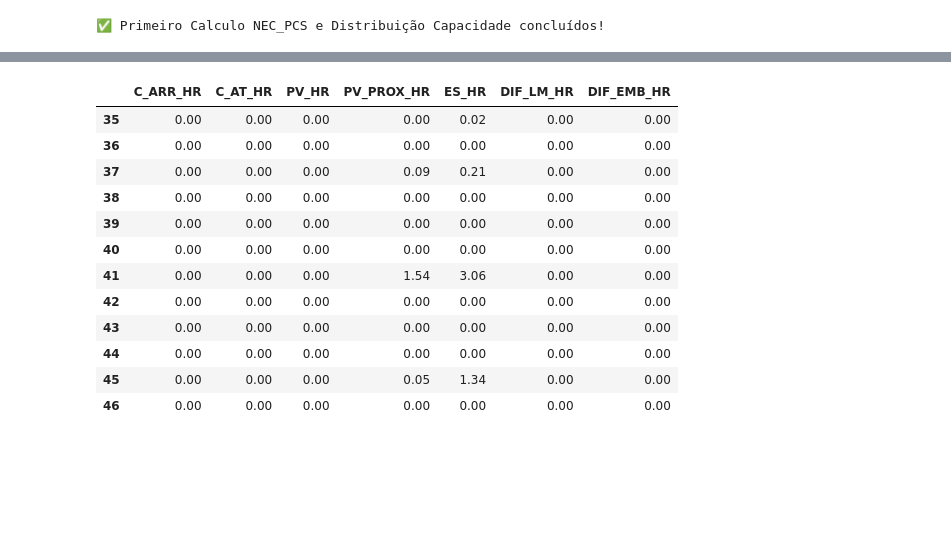
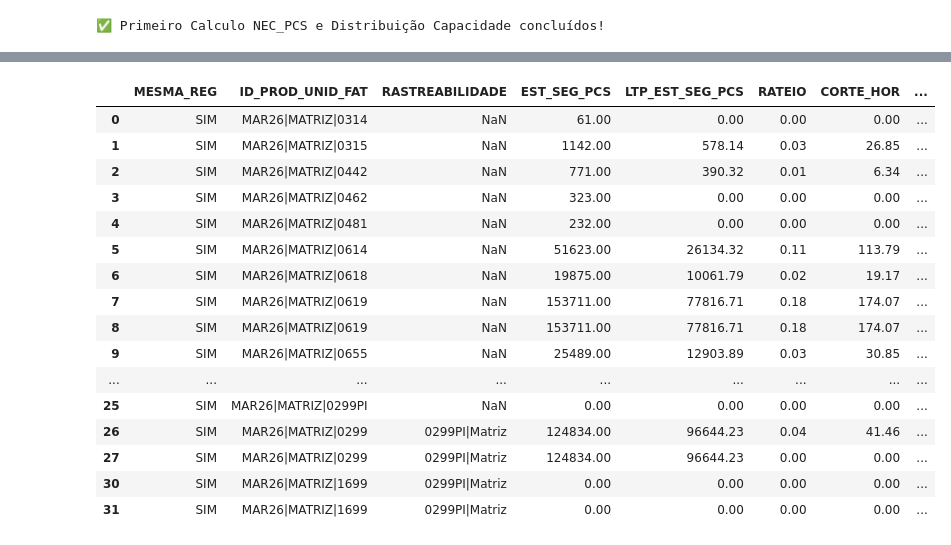
Before and after one commit to OtavioBedin/LTP, a Jupyter notebook: 00_SCRIPTS/01_PROCESSAR_LTP.ipynb, the cells around one changed output, grey strips where cells are left out. Saved outputs shown, nothing was run; the diff lists cells and outputs as text; code cells hidden in the pictures; blank space fills up the shorter version.

Commit message:
Salvar o Rateio de Colunas horas pois será alterada a logica para PA e PI

```diff
--- a/00_SCRIPTS/01_PROCESSAR_LTP.ipynb
+++ b/00_SCRIPTS/01_PROCESSAR_LTP.ipynb
@@ -1577,18 +1594,24 @@ for mes_ref in mes_refs:
 # %%
+# bd_ECO_RATEIO retornar colunas ID_PROD_UNID_FAT, LTP_EST_SEG_PCS
+bd_ECO_RATEIO[["MESMA_REG", "ID_PROD_UNID_FAT", "RASTREABILIDADE", "EST_SEG_PCS", "LTP_EST_SEG_PCS", "RATEIO", "CORTE_HOR", "CORTE_PCS", "SALDO_PCS"]]
 # %% [output]
-|  | C_ARR_HR | C_AT_HR | PV_HR | PV_PROX_HR | ES_HR | DIF_LM_HR | DIF_EMB_HR |
-| 35 | 0.00 | 0.00 | 0.00 | 0.00 | 0.02 | 0.00 | 0.00 |
-| 36 | 0.00 | 0.00 | 0.00 | 0.00 | 0.00 | 0.00 | 0.00 |
-| 37 | 0.00 | 0.00 | 0.00 | 0.09 | 0.21 | 0.00 | 0.00 |
-| 38 | 0.00 | 0.00 | 0.00 | 0.00 | 0.00 | 0.00 | 0.00 |
-| 39 | 0.00 | 0.00 | 0.00 | 0.00 | 0.00 | 0.00 | 0.00 |
-| 40 | 0.00 | 0.00 | 0.00 | 0.00 | 0.00 | 0.00 | 0.00 |
-| 41 | 0.00 | 0.00 | 0.00 | 1.54 | 3.06 | 0.00 | 0.00 |
-| 42 | 0.00 | 0.00 | 0.00 | 0.00 | 0.00 | 0.00 | 0.00 |
-| 43 | 0.00 | 0.00 | 0.00 | 0.00 | 0.00 | 0.00 | 0.00 |
-| 44 | 0.00 | 0.00 | 0.00 | 0.00 | 0.00 | 0.00 | 0.00 |
-| 45 | 0.00 | 0.00 | 0.00 | 0.05 | 1.34 | 0.00 | 0.00 |
-| 46 | 0.00 | 0.00 | 0.00 | 0.00 | 0.00 | 0.00 | 0.00 |
+|  | MESMA_REG | ID_PROD_UNID_FAT | RASTREABILIDADE | EST_SEG_PCS | LTP_EST_SEG_PCS | RATEIO | CORTE_HOR | ... |
+| 0 | SIM | MAR26|MATRIZ|0314 | NaN | 61.00 | 0.00 | 0.00 | 0.00 | ... |
+| 1 | SIM | MAR26|MATRIZ|0315 | NaN | 1142.00 | 578.14 | 0.03 | 26.85 | ... |
+| 2 | SIM | MAR26|MATRIZ|0442 | NaN | 771.00 | 390.32 | 0.01 | 6.34 | ... |
+| 3 | SIM | MAR26|MATRIZ|0462 | NaN | 323.00 | 0.00 | 0.00 | 0.00 | ... |
+| 4 | SIM | MAR26|MATRIZ|0481 | NaN | 232.00 | 0.00 | 0.00 | 0.00 | ... |
+| 5 | SIM | MAR26|MATRIZ|0614 | NaN | 51623.00 | 26134.32 | 0.11 | 113.79 | ... |
+| 6 | SIM | MAR26|MATRIZ|0618 | NaN | 19875.00 | 10061.79 | 0.02 | 19.17 | ... |
+| 7 | SIM | MAR26|MATRIZ|0619 | NaN | 153711.00 | 77816.71 | 0.18 | 174.07 | ... |
+| 8 | SIM | MAR26|MATRIZ|0619 | NaN | 153711.00 | 77816.71 | 0.18 | 174.07 | ... |
+| 9 | SIM | MAR26|MATRIZ|0655 | NaN | 25489.00 | 12903.89 | 0.03 | 30.85 | ... |
+| ... | ... | ... | ... | ... | ... | ... | ... | ... |
+| 25 | SIM | MAR26|MATRIZ|0299PI | NaN | 0.00 | 0.00 | 0.00 | 0.00 | ... |
+| 26 | SIM | MAR26|MATRIZ|0299 | 0299PI|Matriz | 124834.00 | 96644.23 | 0.04 | 41.46 | ... |
+| 27 | SIM | MAR26|MATRIZ|0299 | 0299PI|Matriz | 124834.00 | 96644.23 | 0.00 | 0.00 | ... |
+| 30 | SIM | MAR26|MATRIZ|1699 | 0299PI|Matriz | 0.00 | 0.00 | 0.00 | 0.00 | ... |
+| 31 | SIM | MAR26|MATRIZ|1699 | 0299PI|Matriz | 0.00 | 0.00 | 0.00 | 0.00 | ... |
 # %%
 bd_MAT_HOR_CORTES
 # %% [output]
```
Also changed, not shown: parts of 7 cells of this notebook, 1 other file.
